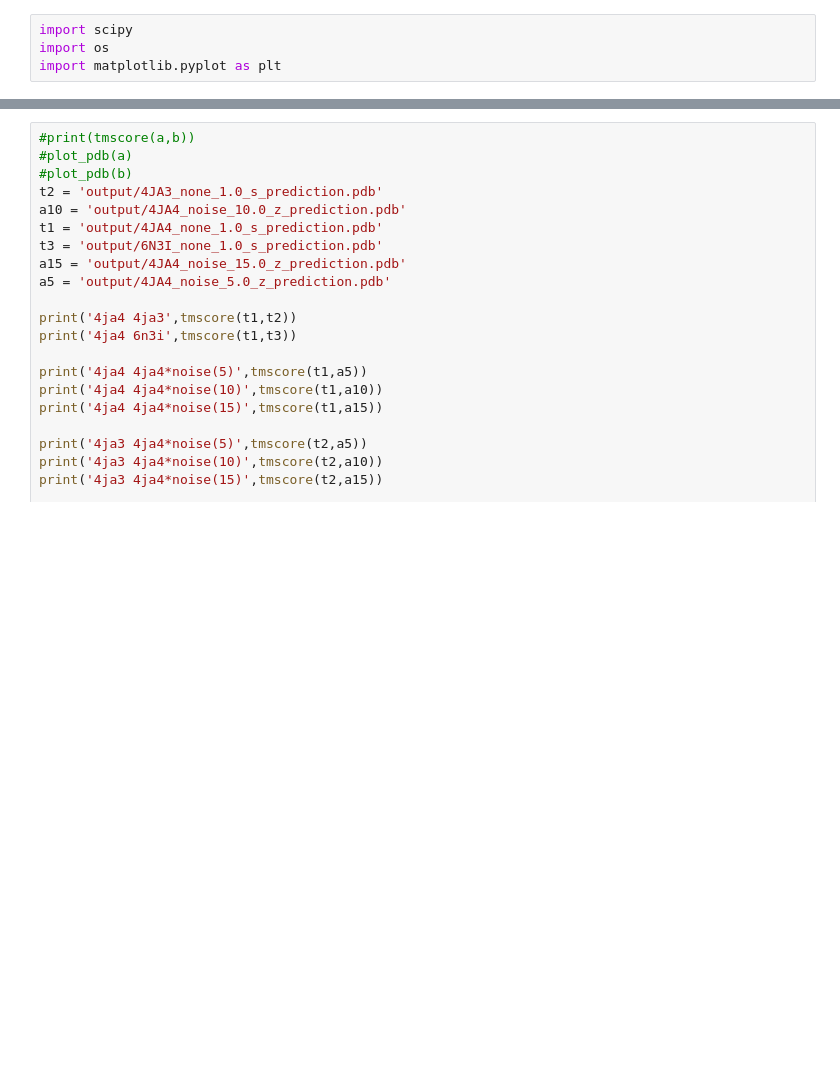
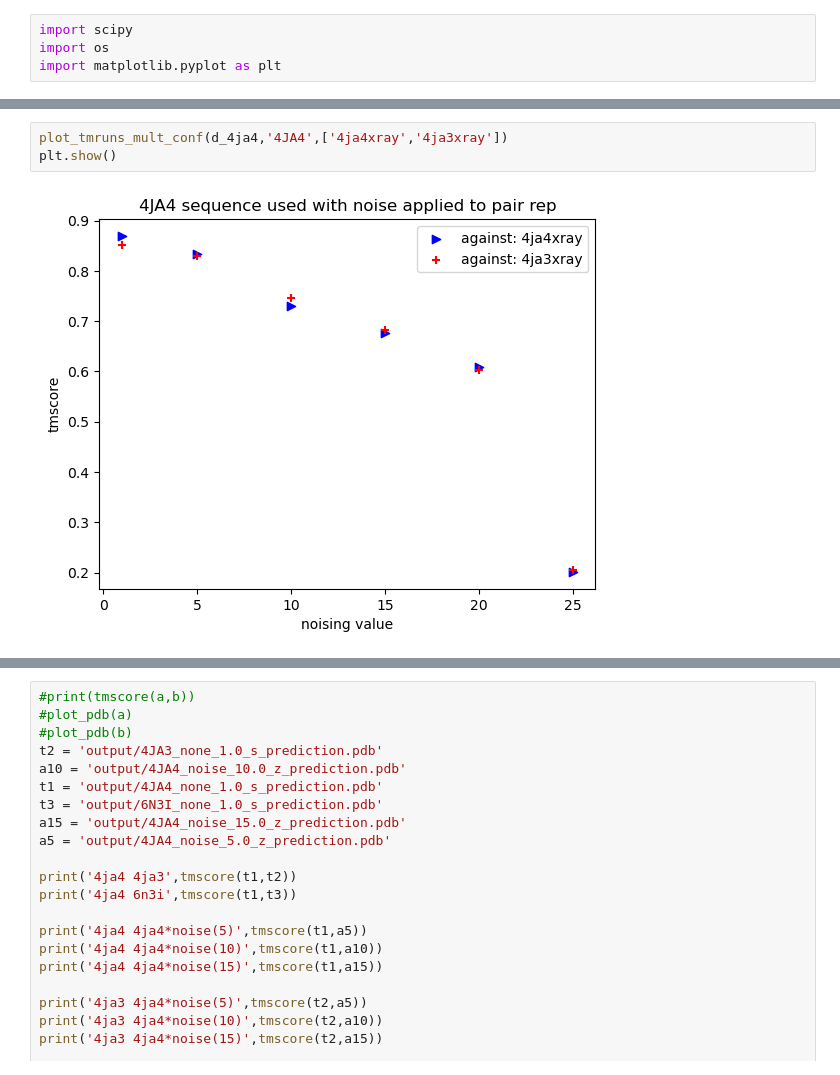
Before and after one commit to MichaelTrumbull/openfold-mt, a Jupyter notebook: personal-nbs/perturb_representations.ipynb, the cells around one changed output, grey strips where cells are left out. Drawn from its saved outputs; the diff is of its cells as text; blank space fills up the shorter version.

```diff
--- a/personal-nbs/perturb_representations.ipynb
+++ b/personal-nbs/perturb_representations.ipynb
@@ -134,0 +141,5 @@ plt.show()
+# %%
+plot_tmruns_mult_conf(d_4ja4,'4JA4',['4ja4xray','4ja3xray'])
+plt.show()
+# %% [output]
+[figure, added]
```
Also changed, not shown: parts of 11 cells of this notebook, 1 other file.
